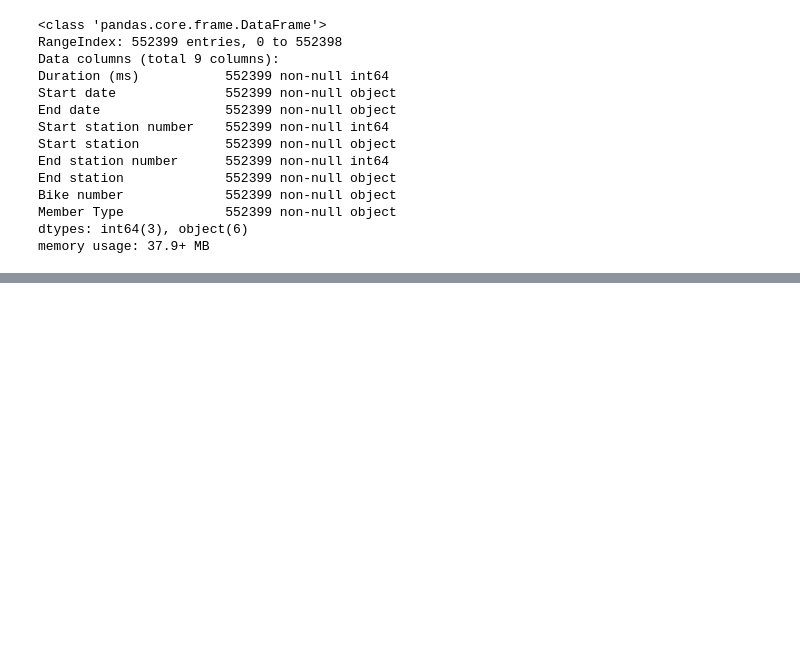
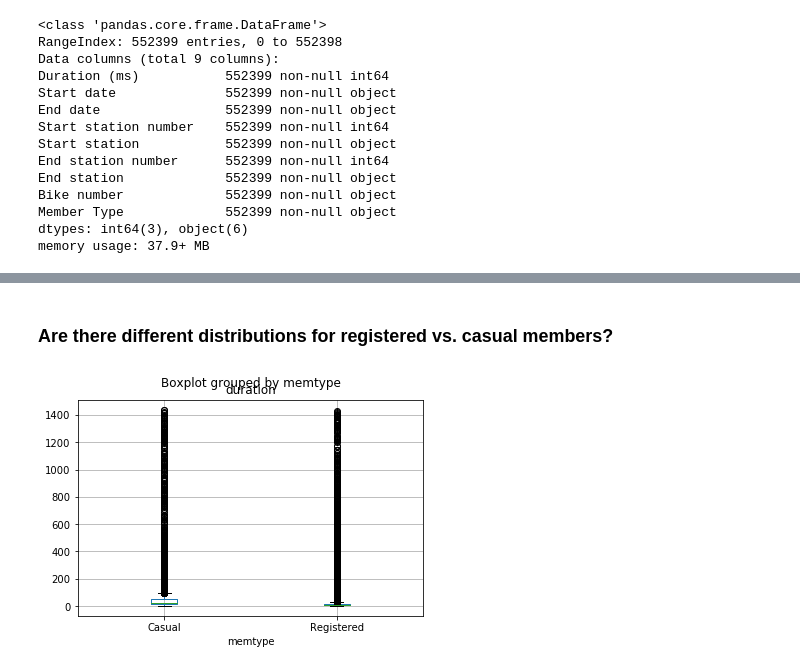
Before and after one commit to mskaerthomason/Springboard-Capstone-1, a Jupyter notebook: Data Wrangling/Bikeshare_wrangling.ipynb, the cells around one changed output, grey strips where cells are left out. Cells and saved outputs as stored; diff of their text form; code cells hidden in the pictures; blank space fills up the shorter version.

```diff
--- a/Data Wrangling/Bikeshare_wrangling.ipynb
+++ b/Data Wrangling/Bikeshare_wrangling.ipynb
@@ -63,0 +136,7 @@ memory usage: 37.9+ MB
+# %% [markdown]
+### Are there different distributions for registered vs. casual members?
+# %%
+bikeshare.boxplot(column='duration', by='memtype')
+plt.show()
+# %% [output]
+[figure, added]
```
Also changed, not shown: parts of 19 cells of this notebook.
